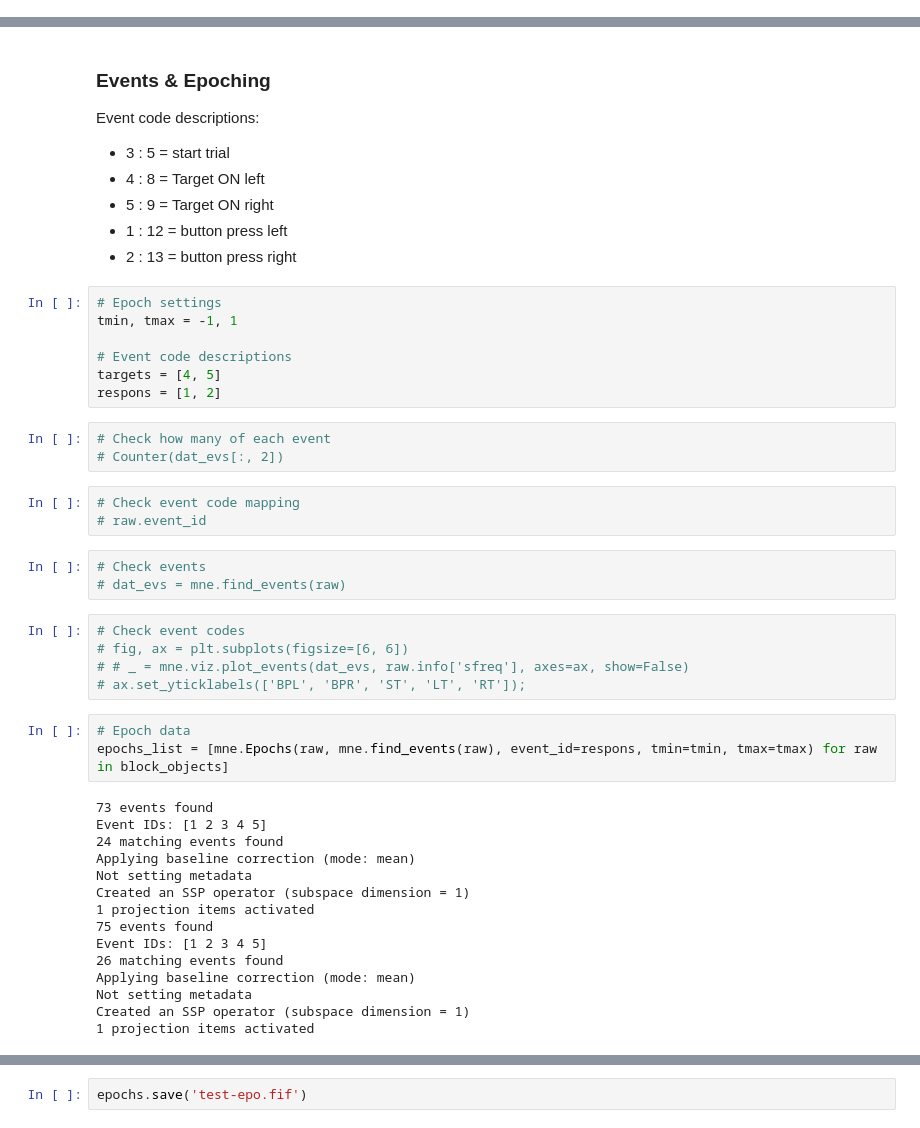
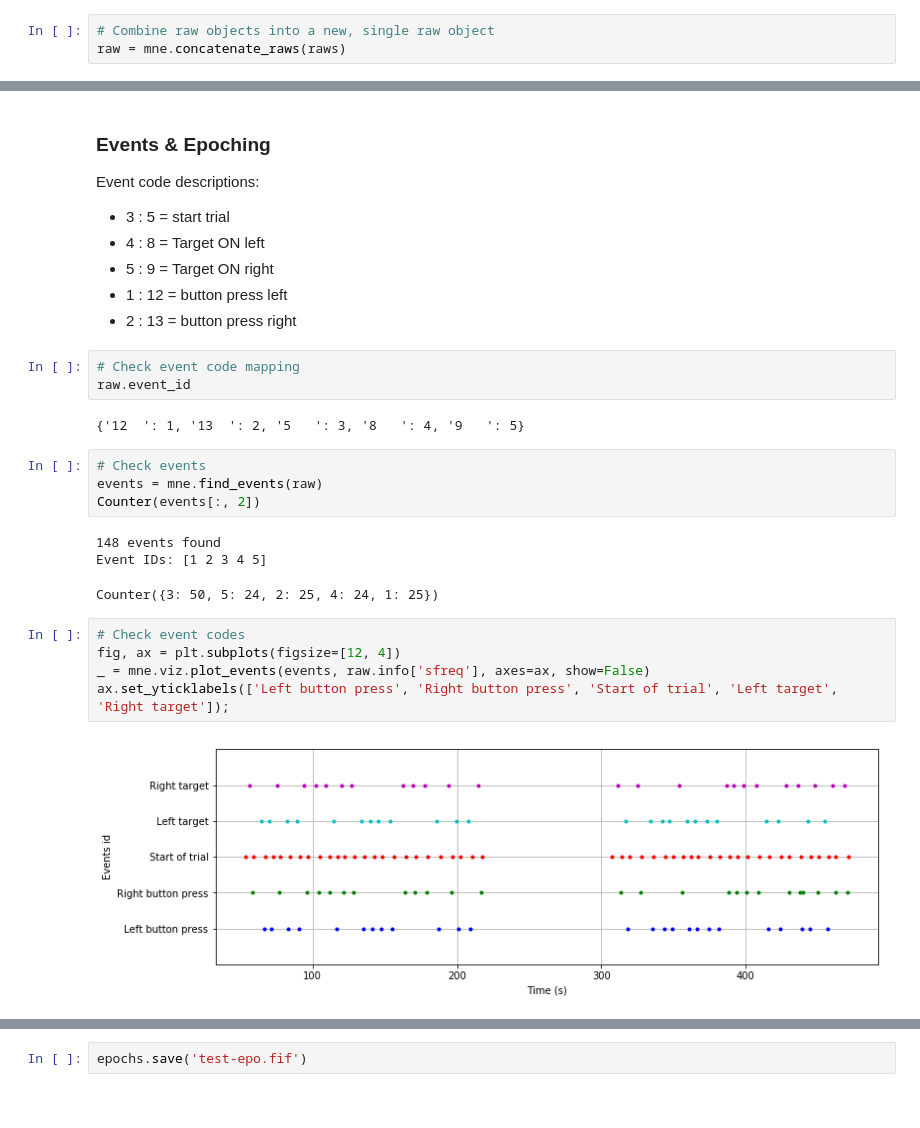
Before and after one commit to TomDonoghue/HyperEEG, a Jupyter notebook: notebooks/01-EEGProcessing.ipynb, the cells around one changed output, grey strips where cells are left out. Drawn from its saved outputs; the diff is of its cells as text.

```diff
--- a/notebooks/01-EEGProcessing.ipynb
+++ b/notebooks/01-EEGProcessing.ipynb
@@ -217,0 +212,3 @@ Filter length of 16501 samples (33.002 sec) selected
+# %%
+# Combine raw objects into a new, single raw object
+raw = mne.concatenate_raws(raws)
@@ -224,42 +223,23 @@ Event code descriptions:
 - 5 :  9  = Target ON right
 - 1 : 12  = button press left
 - 2 : 13  = button press right
-# %%
-# Epoch settings
-tmin, tmax = -1, 1
-
-# Event code descriptions
-targets = [4, 5]
-respons = [1, 2]
-# %%
-# Check how many of each event
-# Counter(dat_evs[:, 2])
 # %%
 # Check event code mapping
-# raw.event_id
+raw.event_id
+# %% [output]
+{'12  ': 1, '13  ': 2, '5   ': 3, '8   ': 4, '9   ': 5}
 # %%
 # Check events
-# dat_evs = mne.find_events(raw)
+events = mne.find_events(raw)
+Counter(events[:, 2])
+# %% [output]
+148 events found
+Event IDs: [1 2 3 4 5]
+Counter({3: 50, 5: 24, 2: 25, 4: 24, 1: 25})
 # %%
 # Check event codes
-# fig, ax = plt.subplots(figsize=[6, 6])
-# # _ = mne.viz.plot_events(dat_evs, raw.info['sfreq'], axes=ax, show=False)
-# ax.set_yticklabels(['BPL', 'BPR', 'ST', 'LT', 'RT']);
+fig, ax = plt.subplots(figsize=[12, 4])
+_ = mne.viz.plot_events(events, raw.info['sfreq'], axes=ax, show=False)
+ax.set_yticklabels(['Left button press', 'Right button press', 'Start of trial', 'Left target', 'Right target']);
+# %% [output]
+[figure, added]
-# %%
-# Epoch data
-epochs_list = [mne.Epochs(raw, mne.find_events(raw), event_id=respons, tmin=tmin, tmax=tmax) for raw in block_objects]
-# %% [output]
-73 events found
-Event IDs: [1 2 3 4 5]
-24 matching events found
-Applying baseline correction (mode: mean)
-Not setting metadata
-Created an SSP operator (subspace dimension = 1)
-1 projection items activated
-75 events found
-Event IDs: [1 2 3 4 5]
-26 matching events found
-Applying baseline correction (mode: mean)
-Not setting metadata
-Created an SSP operator (subspace dimension = 1)
-1 projection items activated
```
Also changed, not shown: parts of 47 cells of this notebook.
